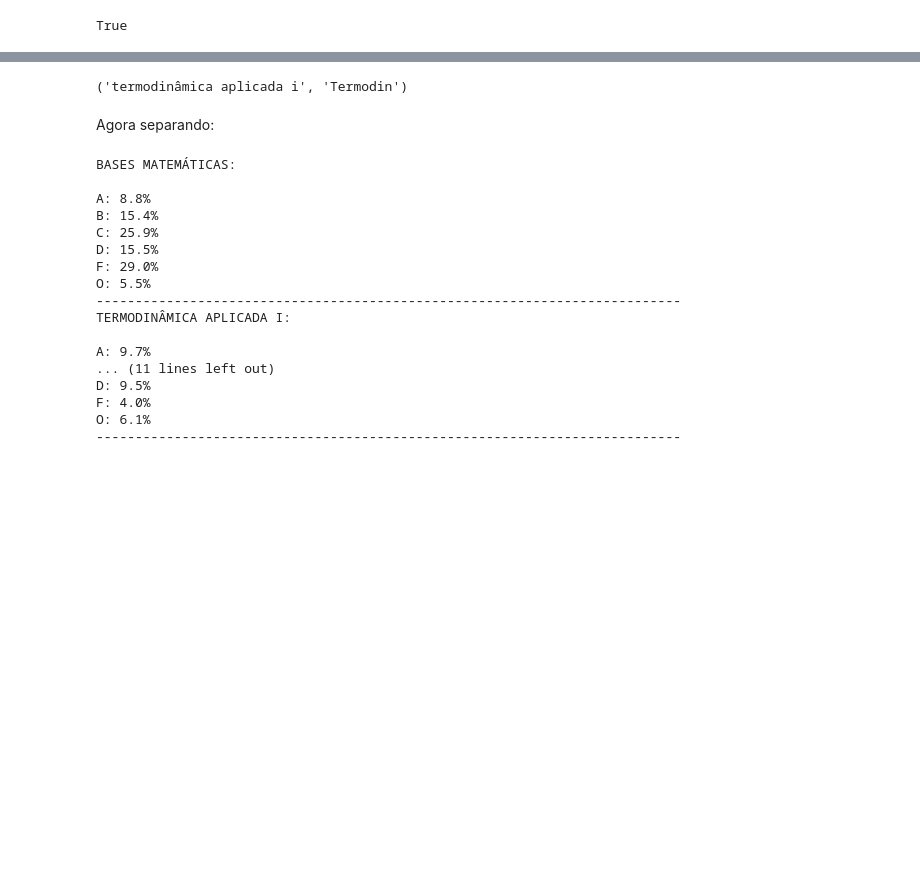
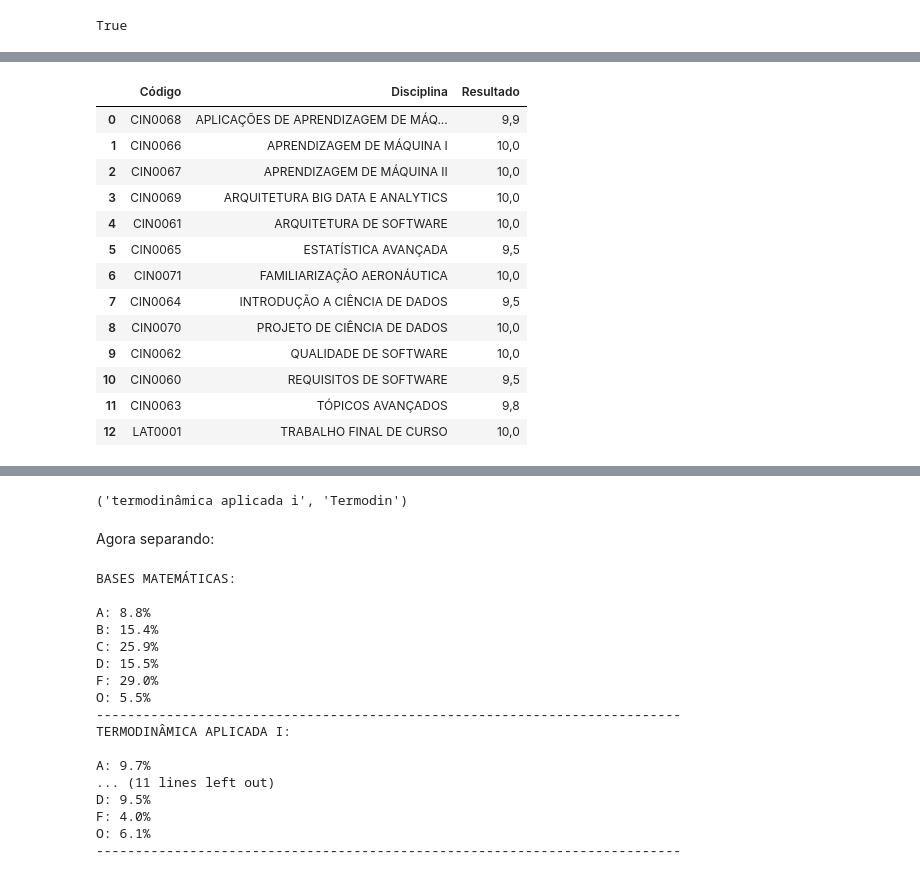
Before and after one commit to azzolinovarella/azzolinovarella.github.io, a Jupyter notebook: notebooks/02-Teste.ipynb, the cells around one changed output, grey strips where cells are left out. Cells and saved outputs as stored; diff of their text form; code cells hidden in the pictures; blank space fills up the shorter version.

```diff
--- a/notebooks/02-Teste.ipynb
+++ b/notebooks/02-Teste.ipynb
@@ -15,9 +122,4 @@ True
 # %%
-SCREEN_WIDTH = 1470
-SCREEN_HEIGHT = 956
-HEADLESS = False
-MAX_TIME_TO_WAIT = 20
-
 # Cria o driver e ajusta para que a tela do navegador fique do lado esquerdo
 options = Options()
 options.add_argument('--disable-gpu')  # Desabilita a aceleração de GPU (opcional)
@@ -26,43 +128,48 @@ driver = webdriver.Chrome(options=options)
 if not HEADLESS:
     driver.set_window_position(0, 0)
     driver.set_window_size(SCREEN_WIDTH // 2, SCREEN_HEIGHT)  # Para ficar do lado esquerdo
-driver.get('https://ufabcnext.com/')
+driver.get('https://sigaa.ufpe.br/sigaa/verTelaLogin.do')
 
-# Localiza botão do Facebook e clica
-facebook_button = WebDriverWait(driver, MAX_TIME_TO_WAIT).until(
-    EC.element_to_be_clickable((By.CLASS_NAME, 'facebook-button'))
+# Localiza o campo de usuário e senha
+input_username = WebDriverWait(driver, MAX_TIME_TO_WAIT).until(
+    EC.presence_of_element_located((By.NAME, 'user.login'))
 )
-facebook_button.click()
-
-# Escreve o e-mail e RA
-input_email = WebDriverWait(driver, MAX_TIME_TO_WAIT).until(
-    EC.presence_of_element_located((By.ID, 'input-0'))
-)
-input_email.send_keys(os.environ['EMAIL'])
-input_ra = driver.find_element(by=By.ID, value='input-2')  # Não necessário usar o WebDriverWait -> Se já encontrou um, o outro tem que estar lá também
-input_ra.send_keys(os.environ['RA'])
-submit_button = driver.find_element(by=By.CSS_SELECTOR, value='button[type="submit"]')
+input_username.send_keys(os.environ['CIN-USERNAME'])
+input_pswd = driver.find_element(by=By.NAME, value='user.senha')  # Não necessário usar o WebDriverWait -> Se já encontrou um, o outro tem que estar lá também
+input_pswd.send_keys(os.environ['CIN-PASWD'])
+submit_button = driver.find_element(By.XPATH, '//input[@type="submit" and @value="Entrar"]')
 submit_button.click()
 
-# Procura por uma matéria em específico
-subjects_input = WebDriverWait(driver, MAX_TIME_TO_WAIT).until(
-    EC.presence_of_element_located((By.ID, 'input-20'))
+# Clica na aba "Ensino" e depois "Consultar Minhas Notas"
+dropdown = WebDriverWait(driver, MAX_TIME_TO_WAIT).until(
+    EC.element_to_be_clickable((By.XPATH, '//span[@class="ThemeOfficeMainFolderText" and text()="Ensino"]'))
 )
-subjects_input.send_keys('bases matem')
-option = WebDriverWait(driver, 10).until(
-    EC.element_to_be_clickable((By.XPATH, "//div[contains(@class, 'v-list-item')][contains(., 'bases matemáticas')]"))
+dropdown.click()
+get_grades_opt = driver.find_element(by=By.XPATH, value='//td[@class="ThemeOfficeMenuItemText" and text()="Consultar Minhas Notas"]')
+get_grades_opt.click()
+
+# Puxa os dados da tabela
+table_element = WebDriverWait(driver, MAX_TIME_TO_WAIT).until(
+    EC.visibility_of_element_located((By.XPATH, '//table[@class="tabelaRelatorio"]'))
 )
-option.click()
 
-# Puxa os valores e imprime na tela
-grades_percentage = WebDriverWait(driver, MAX_TIME_TO_WAIT).until(
-    EC.visibility_of_all_elements_located((By.CLASS_NAME, 'highcharts-text-outline'))
-)
-grades_dict = {gp[0]: gp[1].split('%')[0].strip() for gp in [gp_.text.split(':') for gp_ in grades_percentage]}
+# Agora vamos extrair as linhas da tabela
+rows = table_element.find_elements(By.TAG_NAME, "tr")
 
-for grade, percentual in grades_dict.items():
-    print(f'{grade}: {percentual}%')
+# Extraindo os cabeçalhos (primeira linha da tabela)
+headers = [header.text for header in rows[0].find_elements(By.TAG_NAME, "th")]
 
-time.sleep(5)
+# Extraindo as linhas de dados
+data = []
+for row in rows[1:]:  # pulando o cabeçalho
+    columns = row.find_elements(By.TAG_NAME, "td")
+    row_data = [col.text for col in columns]
+    data.append(row_data)
+
+# Convertendo os dados extraídos para um DataFrame do Pandas
+df = pd.DataFrame(data, columns=headers)
+df = df[['Código', 'Disciplina', 'Resultado']]
+
 driver.quit()
+df
 # %% [output]
@@ -74,0 +176,14 @@ O: 5.5%
+|  | Código | Disciplina | Resultado |
+| 0 | CIN0068 | APLICAÇÕES DE APRENDIZAGEM DE MÁQ... | 9,9 |
+| 1 | CIN0066 | APRENDIZAGEM DE MÁQUINA I | 10,0 |
+| 2 | CIN0067 | APRENDIZAGEM DE MÁQUINA II | 10,0 |
+| 3 | CIN0069 | ARQUITETURA BIG DATA E ANALYTICS | 10,0 |
+| 4 | CIN0061 | ARQUITETURA DE SOFTWARE | 10,0 |
+| 5 | CIN0065 | ESTATÍSTICA AVANÇADA | 9,5 |
+| 6 | CIN0071 | FAMILIARIZAÇÃO AERONÁUTICA | 10,0 |
+| 7 | CIN0064 | INTRODUÇÃO A CIÊNCIA DE DADOS | 9,5 |
+| 8 | CIN0070 | PROJETO DE CIÊNCIA DE DADOS | 10,0 |
+| 9 | CIN0062 | QUALIDADE DE SOFTWARE | 10,0 |
+| 10 | CIN0060 | REQUISITOS DE SOFTWARE | 9,5 |
+| 11 | CIN0063 | TÓPICOS AVANÇADOS | 9,8 |
+| 12 | LAT0001 | TRABALHO FINAL DE CURSO | 10,0 |
```
Also changed, not shown: parts of 11 cells of this notebook.
